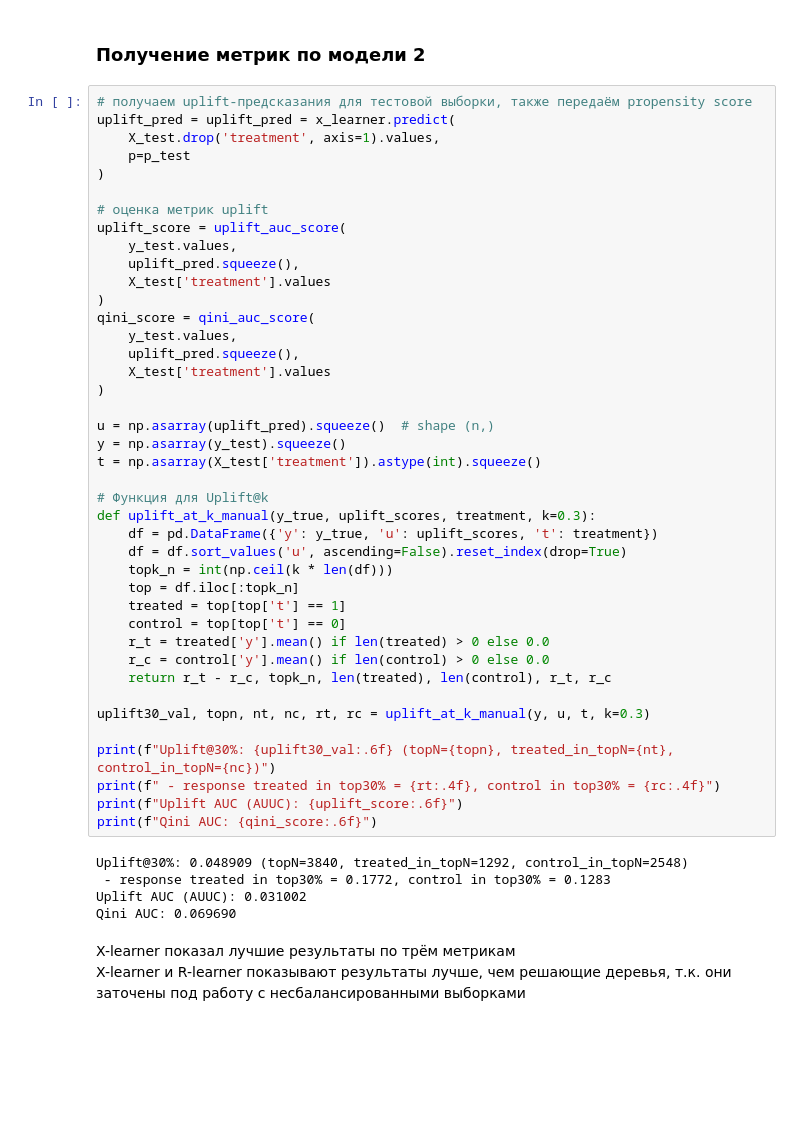
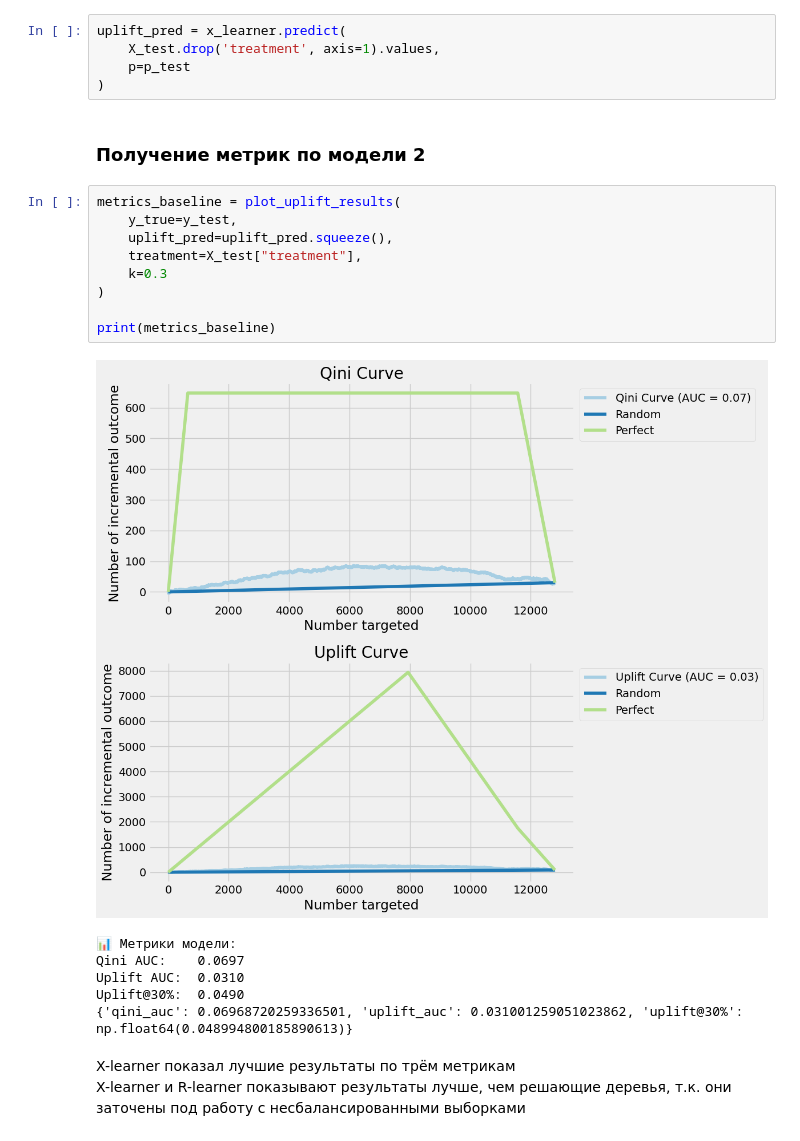
Before and after one commit to NikolayWTF/mle-uplift-final-project, a Jupyter notebook: final_project_template.ipynb, the cells around one changed output. Cells and saved outputs as stored; diff of their text form; blank space fills up the shorter version.

```diff
--- a/final_project_template.ipynb
+++ b/final_project_template.ipynb
@@ -515,54 +473,29 @@ x_learner.fit(
     y=y_train.values,
     p=p_train
 )
+# %%
+uplift_pred = x_learner.predict(
+    X_test.drop('treatment', axis=1).values,
+    p=p_test
+)
 # %% [markdown]
 ### Получение метрик по модели 2
-# %%
-# получаем uplift-предсказания для тестовой выборки, также передаём propensity score
-uplift_pred = uplift_pred = x_learner.predict(
-    X_test.drop('treatment', axis=1).values,
-    p=p_test
-)
-
-# оценка метрик uplift
-uplift_score = uplift_auc_score(
-    y_test.values,
-    uplift_pred.squeeze(),
-    X_test['treatment'].values
-)
-qini_score = qini_auc_score(
-    y_test.values,
-    uplift_pred.squeeze(),
-    X_test['treatment'].values
-)
-
-u = np.asarray(uplift_pred).squeeze()  # shape (n,)
-y = np.asarray(y_test).squeeze()
-t = np.asarray(X_test['treatment']).astype(int).squeeze()
-
-# Функция для Uplift@k
-def uplift_at_k_manual(y_true, uplift_scores, treatment, k=0.3):
-    df = pd.DataFrame({'y': y_true, 'u': uplift_scores, 't': treatment})
-    df = df.sort_values('u', ascending=False).reset_index(drop=True)
-    topk_n = int(np.ceil(k * len(df)))
-    top = df.iloc[:topk_n]
-    treated = top[top['t'] == 1]
-    control = top[top['t'] == 0]
-    r_t = treated['y'].mean() if len(treated) > 0 else 0.0
-    r_c = control['y'].mean() if len(control) > 0 else 0.0
-    return r_t - r_c, topk_n, len(treated), len(control), r_t, r_c
-
-uplift30_val, topn, nt, nc, rt, rc = uplift_at_k_manual(y, u, t, k=0.3)
-
-print(f"Uplift@30%: {uplift30_val:.6f} (topN={topn}, treated_in_topN={nt}, control_in_topN={nc})")
-print(f" - response treated in top30% = {rt:.4f}, control in top30% = {rc:.4f}")
-print(f"Uplift AUC (AUUC): {uplift_score:.6f}")
-print(f"Qini AUC: {qini_score:.6f}")
-# %% [output]
-Uplift@30%: 0.048909 (topN=3840, treated_in_topN=1292, control_in_topN=2548)
- - response treated in top30% = 0.1772, control in top30% = 0.1283
-Uplift AUC (AUUC): 0.031002
-Qini AUC: 0.069690
+# %%
+metrics_baseline = plot_uplift_results(
+    y_true=y_test,
+    uplift_pred=uplift_pred.squeeze(),
+    treatment=X_test["treatment"],
+    k=0.3
+)
+
+print(metrics_baseline)
+# %% [output]
+[figure, added]
+📊 Метрики модели:
+Qini AUC:    0.0697
+Uplift AUC:  0.0310
+Uplift@30%:  0.0490
+{'qini_auc': 0.06968720259336501, 'uplift_auc': 0.031001259051023862, 'uplift@30%': np.float64(0.048994800185890613)}
 # %% [markdown]
 X-learner показал лучшие результаты по трём метрикам <br>
 X-learner и R-learner показывают результаты лучше, чем решающие деревья, т.к. они заточены под работу с несбалансированными выборками
```
Also changed, not shown: parts of 32 cells of this notebook, 1 other file.
